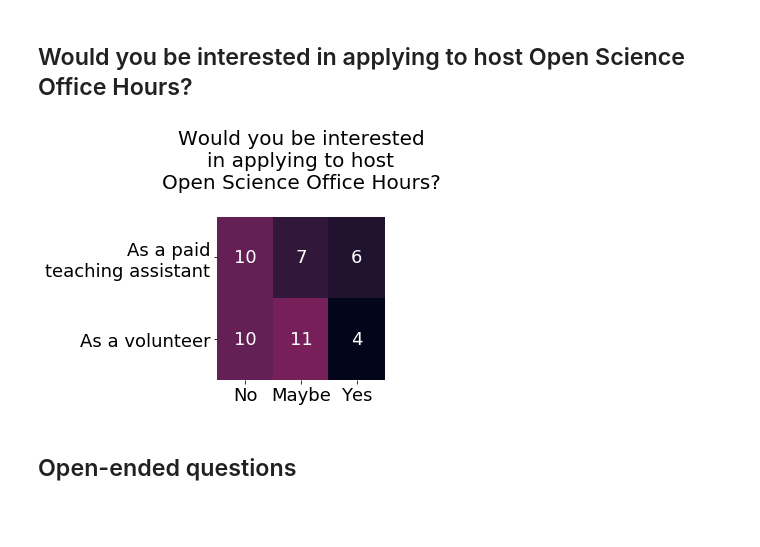
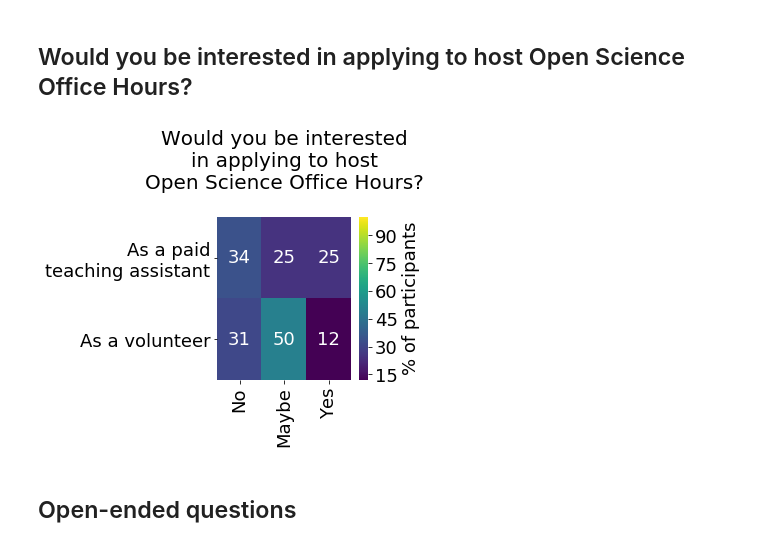
Before and after one commit to koudyk/OSOH_old, a Jupyter notebook: survey/analysis.ipynb, the cells around one changed output. Saved outputs shown, nothing was run; the diff lists cells and outputs as text; code cells hidden in the pictures; blank space fills up the shorter version.

```diff
--- a/survey/analysis.ipynb
+++ b/survey/analysis.ipynb
@@ -25,16 +25,13 @@ We display the first row, with the column names. You'll see that this person fil
 
 If you scroll to the right, you can read all of the questions in the survey and see this participants' responses to the questions in French.
 # %%
-# survey = pd.read_csv("Doing Open Science in Grad School (Responses) - Form Responses 1.csv",
-#                      dtype=str)
-survey = pd.read_csv("Doing Open Science in Grad School.csv",
-                     dtype=str)
+survey = pd.read_csv("Doing Open Science in Grad School.csv", dtype=str)
 ##########################################
 non_pilot_data = np.arange(7, len(survey))
 survey = survey.iloc[non_pilot_data]
 survey.reset_index(drop=True, inplace=True)
 print("We have %d responses" % len(survey))
 
-pd.set_option('display.max_columns', None)
+pd.set_option("display.max_columns", None)
 survey.head(1)
 # %% [output]
@@ -52,8 +49,11 @@ Here, we load a file that contains
 
 And we'll look at the first 4 rows.
 # %%
-cols = pd.read_csv("survey_column_names_and_translations.csv",
-                   index_col="variable_name", dtype=str)
+cols = pd.read_csv(
+    "survey_column_names_and_translations.csv",
+    index_col="variable_name",
+    dtype=str,
+)
 cols.head(4)
 # %% [output]
 |  | en | fr |
@@ -234,9 +240,11 @@ create_use_cols = [
 ]
 mat = pd.DataFrame(columns=create_use_cols, index=create_use_keys, dtype=int)
 
+n_participants = len(df_cleaned)
 for col in create_use_cols:
     for row in create_use_keys:
-        mat.at[row, col] = df_cleaned[col].str.contains(row).sum()
+        mat.at[row, col] = df_cleaned[col].str.contains(row).sum() / n_participants * 100
+
 
 mat[create_use_cols] = mat[create_use_cols].astype(int)
 # %% [markdown]
@@ -382,29 +503,30 @@ fig.savefig('figures/resources_youd_like.png', bbox_inches="tight")
 ## Would you be interested in applying to host Open Science Office Hours?
 # %%
 host_cols = ["host_paid", "host_volunteer"]
-host_options = {
-    "No": "No|Non",
-    "Maybe": "Maybe|Peut",
-    "Yes": "Yes|Qui"
-}
+host_options = {"No": "No|Non", "Maybe": "Maybe|Peut", "Yes": "Yes|Qui"}
 host_keys = list(host_options.keys())
 host_mat = pd.DataFrame(columns=host_cols, index=host_keys)
 for key, key_regex in host_options.items():
     for col in host_cols:
-        host_mat.at[key, col] = df[col].str.contains(key_regex, regex=True).sum()
+        host_mat.at[key, col] = (
+            df[col].str.contains(key_regex, regex=True).sum() / n_participants * 100
+        )
 host_mat[host_cols] = host_mat[host_cols].astype(int)
 # %%
 matplotlib.rcParams.update({"font.size": 18})
 fig, ax = plt.subplots(figsize=(3, 3))
 
-sns.heatmap(host_mat.T, annot=True, vmax=len(df), ax=ax, cbar=False)
-ax.set_title("Would you be interested\nin applying to host\nOpen Science Office Hours?\n", fontsize=20)
-# ax.set_xticklabels(ticklabels(host_keys))
-ax.set_yticklabels(['As a paid\nteaching assistant', 'As a volunteer'])
+sns.heatmap(host_mat.T, annot=True, vmax=vmax, ax=ax, cbar=True, cmap=cmap,
+            cbar_kws={'label': '% of participants'})
+ax.set_title(
+    "Would you be interested\nin applying to host\nOpen Science Office Hours?\n",
+    fontsize=20,
+)
+ax.set_yticklabels(["As a paid\nteaching assistant", "As a volunteer"])
 plt.tight_layout()
 fig.savefig("figures/host.png", bbox_inches="tight")
 # %% [output]
-[figure, old version]
+[figure, new version]
 # %% [markdown]
 ## Open-ended questions
 # %%
```
Also changed, not shown: parts of 11 cells of this notebook, 1 other file.
